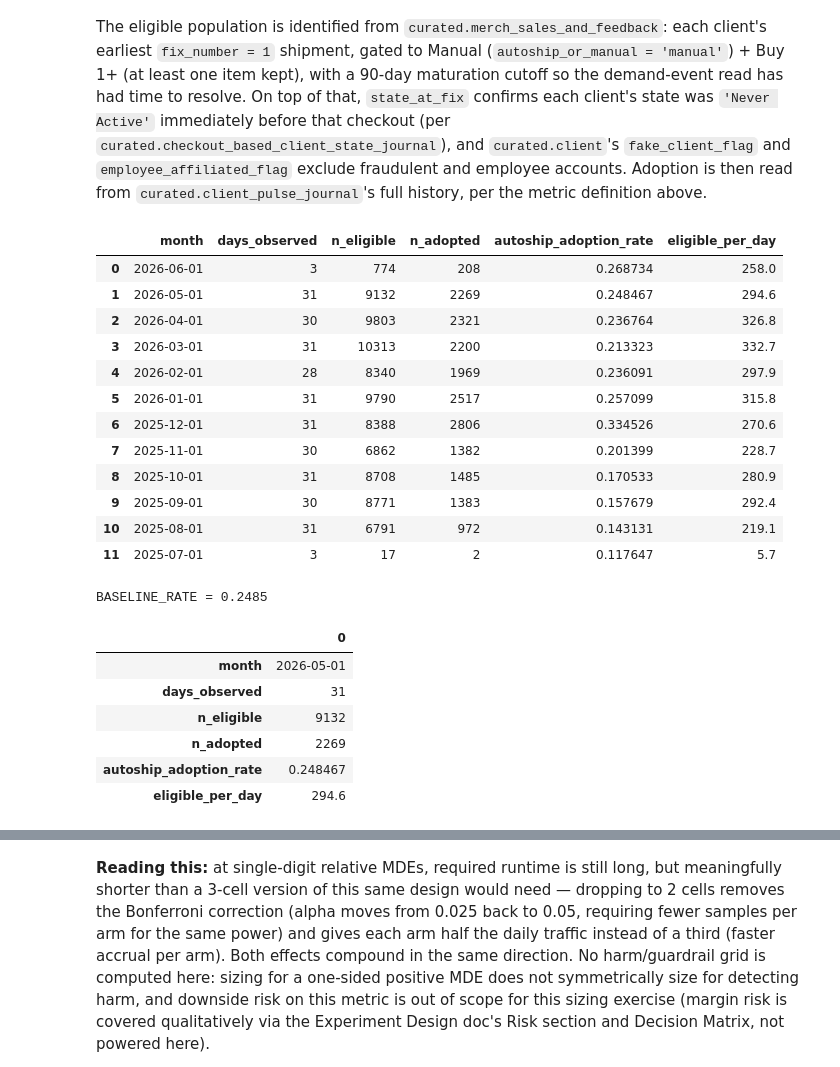
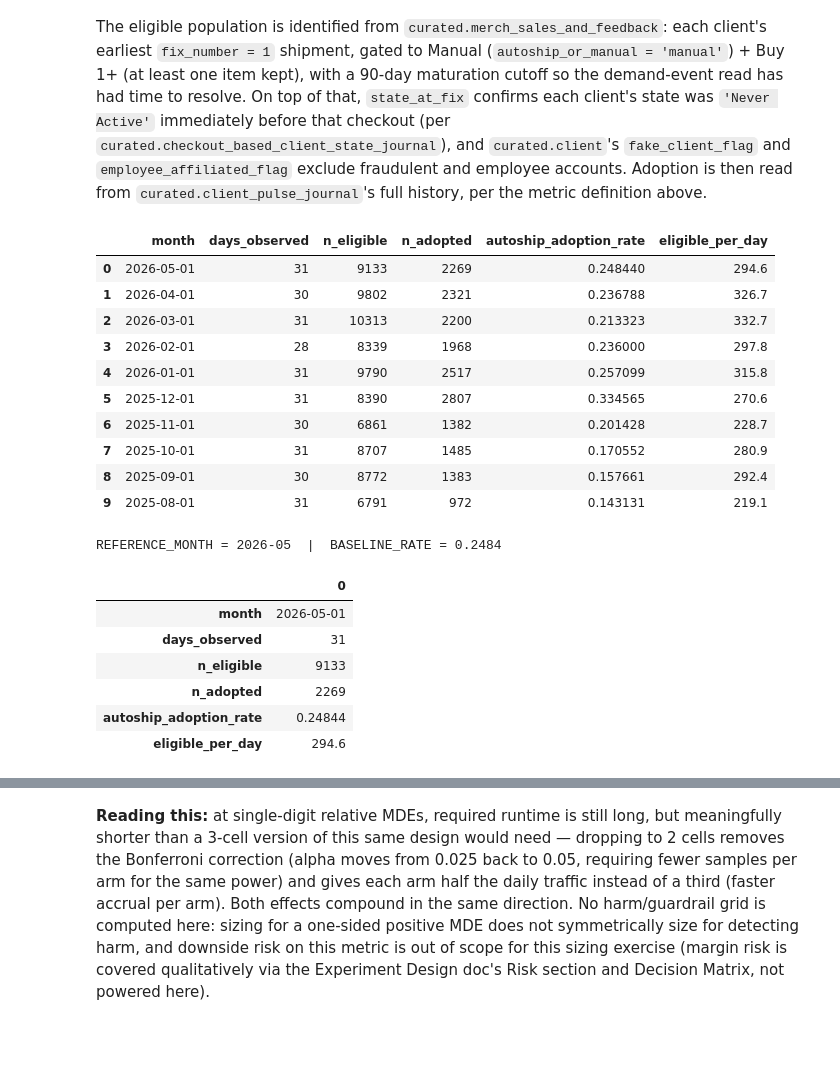
Before and after one commit to sfoyola/sao-sfix-ds, a Jupyter notebook: exp_autoship_nudge_promo_incentive/power_analysis_aar_2cell_v0.ipynb, the cells around one changed output, grey strips where cells are left out. Drawn from its saved outputs; the diff is of its cells as text; code cells hidden in the pictures; blank space fills up the shorter version.

```diff
--- a/exp_autoship_nudge_promo_incentive/power_analysis_aar_2cell_v0.ipynb
+++ b/exp_autoship_nudge_promo_incentive/power_analysis_aar_2cell_v0.ipynb
@@ -120,62 +120,65 @@ joined AS (
         DATE_TRUNC('month', e.checkout_date) AS month,
         e.checkout_date,
         CASE WHEN f.first_fresh_demand_ts IS NOT NULL
               AND f.first_fresh_demand_ts <= e.checkout_date + INTERVAL '{MATURATION_DAYS}' DAY
              THEN 1 ELSE 0 END AS adopted_autoship
     FROM eligible e
     LEFT JOIN fresh_demand f ON f.client_id = e.client_id
 ),
 month_days AS (
     SELECT month, COUNT(DISTINCT checkout_date) AS days_observed
     FROM joined
     GROUP BY month
 )
 SELECT
     j.month,
     md.days_observed,
     COUNT(*) AS n_eligible,
     SUM(adopted_autoship) AS n_adopted,
     CAST(SUM(adopted_autoship) AS DOUBLE) / COUNT(*) AS autoship_adoption_rate,
     ROUND(COUNT(*) / CAST(md.days_observed AS DOUBLE), 1) AS eligible_per_day
 FROM joined j
 JOIN month_days md ON j.month = md.month
 GROUP BY j.month, md.days_observed
+HAVING md.days_observed >= 28  -- only materially complete months (a handful of month-end checkouts
+                                -- can have their fact-table row created a day or two into the next
+                                -- month, so a fresh partial month can show 1-2 days of data)
 ORDER BY j.month DESC
 """
 
 baseline_df = query(baseline_query)
 baseline_df
 # %% [output]
 |  | month | days_observed | n_eligible | n_adopted | autoship_adoption_rate | eligible_per_day |
-| 0 | 2026-06-01 | 3 | 774 | 208 | 0.268734 | 258.0 |
-| 1 | 2026-05-01 | 31 | 9132 | 2269 | 0.248467 | 294.6 |
-| 2 | 2026-04-01 | 30 | 9803 | 2321 | 0.236764 | 326.8 |
-| 3 | 2026-03-01 | 31 | 10313 | 2200 | 0.213323 | 332.7 |
-| 4 | 2026-02-01 | 28 | 8340 | 1969 | 0.236091 | 297.9 |
-| 5 | 2026-01-01 | 31 | 9790 | 2517 | 0.257099 | 315.8 |
-| 6 | 2025-12-01 | 31 | 8388 | 2806 | 0.334526 | 270.6 |
-| 7 | 2025-11-01 | 30 | 6862 | 1382 | 0.201399 | 228.7 |
-| 8 | 2025-10-01 | 31 | 8708 | 1485 | 0.170533 | 280.9 |
-| 9 | 2025-09-01 | 30 | 8771 | 1383 | 0.157679 | 292.4 |
-| 10 | 2025-08-01 | 31 | 6791 | 972 | 0.143131 | 219.1 |
-| 11 | 2025-07-01 | 3 | 17 | 2 | 0.117647 | 5.7 |
+| 0 | 2026-05-01 | 31 | 9133 | 2269 | 0.248440 | 294.6 |
+| 1 | 2026-04-01 | 30 | 9802 | 2321 | 0.236788 | 326.7 |
+| 2 | 2026-03-01 | 31 | 10313 | 2200 | 0.213323 | 332.7 |
+| 3 | 2026-02-01 | 28 | 8339 | 1968 | 0.236000 | 297.8 |
+| 4 | 2026-01-01 | 31 | 9790 | 2517 | 0.257099 | 315.8 |
+| 5 | 2025-12-01 | 31 | 8390 | 2807 | 0.334565 | 270.6 |
+| 6 | 2025-11-01 | 30 | 6861 | 1382 | 0.201428 | 228.7 |
+| 7 | 2025-10-01 | 31 | 8707 | 1485 | 0.170552 | 280.9 |
+| 8 | 2025-09-01 | 30 | 8772 | 1383 | 0.157661 | 292.4 |
+| 9 | 2025-08-01 | 31 | 6791 | 972 | 0.143131 | 219.1 |
 # %%
 # Reference month = most recent calendar month fully past the 90-day maturation cutoff as of this run.
-REFERENCE_MONTH = '2026-05-01'
-ref = baseline_df[baseline_df['month'].astype(str).str.startswith(REFERENCE_MONTH)].reset_index(drop=True)
+# baseline_df is already restricted to materially complete months and sorted most-recent-first,
+# so the first row is always the right reference month, however many months later this is re-run.
+ref = baseline_df.iloc[[0]].reset_index(drop=True)
+REFERENCE_MONTH = str(ref['month'][0])[:7]
 
 BASELINE_RATE = float(ref['autoship_adoption_rate'][0])
 
-print(f"BASELINE_RATE = {BASELINE_RATE:.4f}")
+print(f"REFERENCE_MONTH = {REFERENCE_MONTH}  |  BASELINE_RATE = {BASELINE_RATE:.4f}")
 ref.T
 # %% [output]
-BASELINE_RATE = 0.2485
+REFERENCE_MONTH = 2026-05  |  BASELINE_RATE = 0.2484
 |  | 0 |
 | month | 2026-05-01 |
 | days_observed | 31 |
-| n_eligible | 9132 |
+| n_eligible | 9133 |
 | n_adopted | 2269 |
-| autoship_adoption_rate | 0.248467 |
+| autoship_adoption_rate | 0.24844 |
 | eligible_per_day | 294.6 |
 # %% [markdown]
 **Reference month choice:** the most recent month with every calendar day already past the 90-day maturation cutoff — more recent months are only partially mature (fewer of their days have had 90 days to produce an adoption read yet), so their rates aren't yet comparable to a full month. This is used for **BASELINE_RATE** only; see Step 1b for why eligible **volume** is read from a different, more recent month instead.
```
Also changed, not shown: parts of 9 cells of this notebook.
